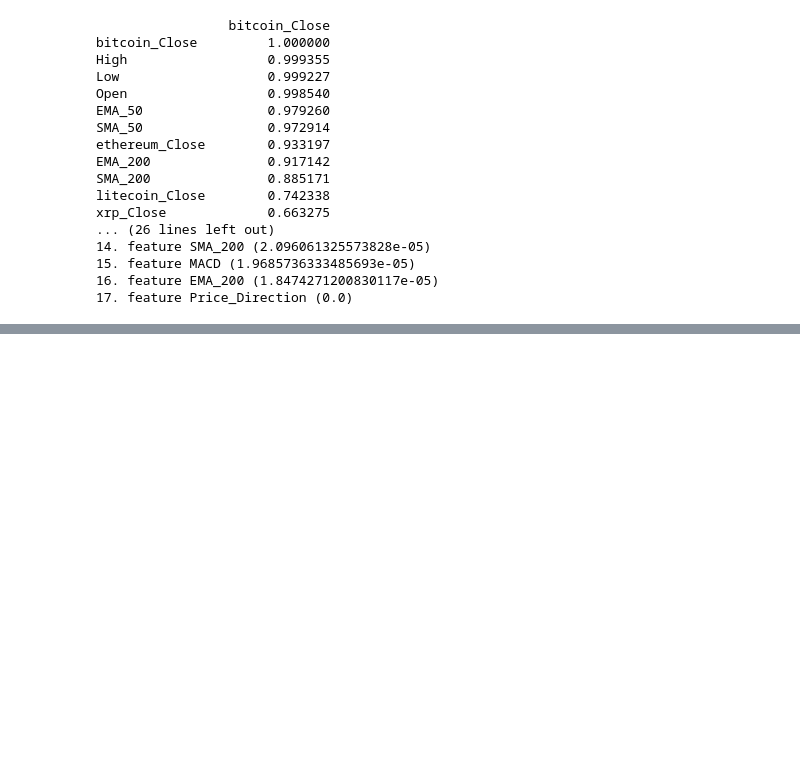
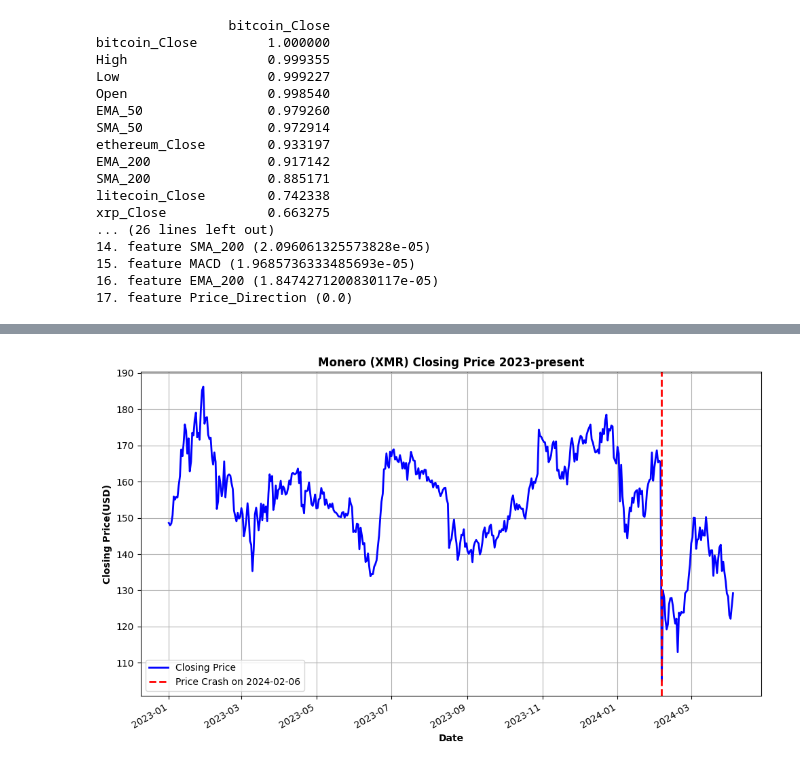
Before and after one commit to ASherjil/Cryptocurrency-Price-Prediction, a Jupyter notebook: CW2_B820928.ipynb, the cells around one changed output, grey strips where cells are left out. Cells and saved outputs as stored; diff of their text form; code cells hidden in the pictures; blank space fills up the shorter version.

```diff
--- a/CW2_B820928.ipynb
+++ b/CW2_B820928.ipynb
@@ -1015,0 +1090,32 @@ RMSE: 1205.7161981200595, MAE: 865.5431818181818, MAPE: 2.7419889224693, sMAPE:
+# %%
+import yfinance as yf
+import pandas as pd
+import matplotlib.pyplot as plt
+
+# Fetching the data
+ticker_symbol = 'XMR-USD'  # Assuming XMR-USD is the ticker symbol
+ticker_data = yf.Ticker(ticker_symbol)
+ticker_df = ticker_data.history(period='max')
+
+# Filtering the DataFrame for data from 2023 onwards
+ticker_df_filtered = ticker_df[ticker_df.index.year >= 2023]
+
+# Plotting
+plt.figure(figsize=(10, 6))
+plt.plot(ticker_df_filtered.index, ticker_df_filtered['Close'], label='Closing Price', color='blue', linewidth=2)
+
+# Highlighting the price crash on 6th Feb 2024 with a vertical line
+price_crash_date = pd.Timestamp('2024-02-06')
+plt.axvline(x=price_crash_date, color='red', linestyle='--', linewidth=2, label='Price Crash on 2024-02-06')
+
+# Adding title and labels
+plt.title('Monero (XMR) Closing Price 2023-present', fontweight='bold')
+plt.xlabel('Date', fontweight='bold')
+plt.ylabel('Closing Price(USD)', fontweight='bold')
+plt.gcf().autofmt_xdate()  # Improve date labels readability
+plt.legend()
+plt.grid(True)
+plt.tight_layout()
+plt.show()
+# %% [output]
+[figure, added]
```
Also changed, not shown: parts of 17 cells of this notebook.
